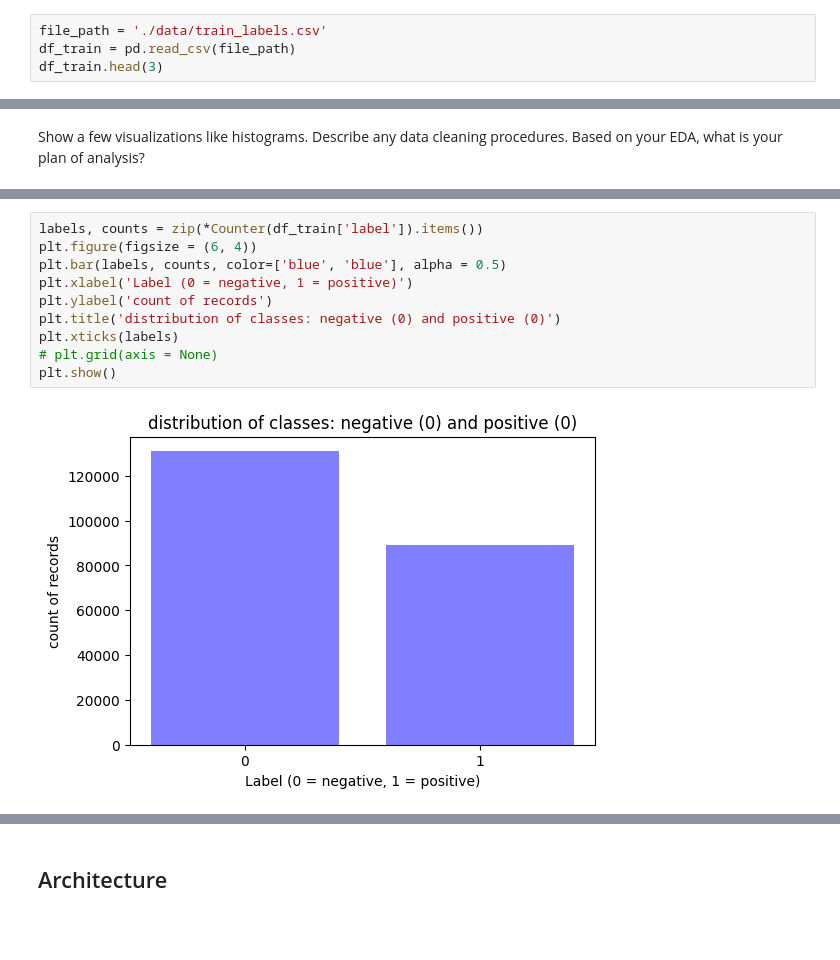
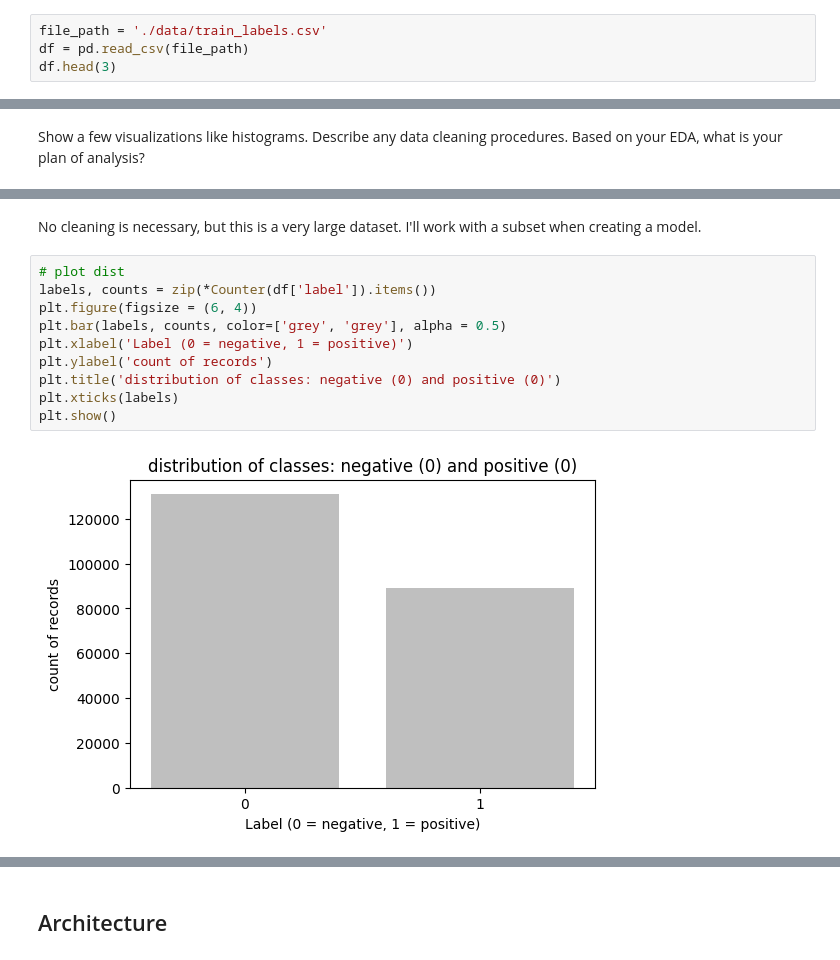
Before and after one commit to FleaBusyBeeBergs/dtsa5511-cnn-cancer-detection, a Jupyter notebook: cnn-cancer-detection.ipynb, the cells around one changed output, grey strips where cells are left out. Drawn from its saved outputs; the diff is of its cells as text; blank space fills up the shorter version.

```diff
--- a/cnn-cancer-detection.ipynb
+++ b/cnn-cancer-detection.ipynb
@@ -44,8 +52,8 @@ Identification of cancerous cells by a human is time consuming and expensive. Us
 Describe the size, dimension, structure, etc., of the data.
 # %%
 file_path = './data/train_labels.csv'
-df_train = pd.read_csv(file_path)
-df_train.head(3)
+df = pd.read_csv(file_path)
+df.head(3)
 # %% [output]
 |  | id | label |
 | 0 | f38a6374c348f90b587e046aac6079959... | 0 |
@@ -75,15 +83,17 @@ null_count
 | id | 0 |
 | label | 0 |
 dtype: int64
+# %% [markdown]
+No cleaning is necessary, but this is a very large dataset. I'll work with a subset when creating a model.
 # %%
-labels, counts = zip(*Counter(df_train['label']).items())
+# plot dist
+labels, counts = zip(*Counter(df['label']).items())
 plt.figure(figsize = (6, 4))
-plt.bar(labels, counts, color=['blue', 'blue'], alpha = 0.5)
+plt.bar(labels, counts, color=['grey', 'grey'], alpha = 0.5)
 plt.xlabel('Label (0 = negative, 1 = positive)')
 plt.ylabel('count of records')
 plt.title('distribution of classes: negative (0) and positive (0)')
 plt.xticks(labels)
-# plt.grid(axis = None)
 plt.show()
 # %% [output]
-[figure, old version]
+[figure, new version]
```
Also changed, not shown: parts of 16 cells of this notebook.
